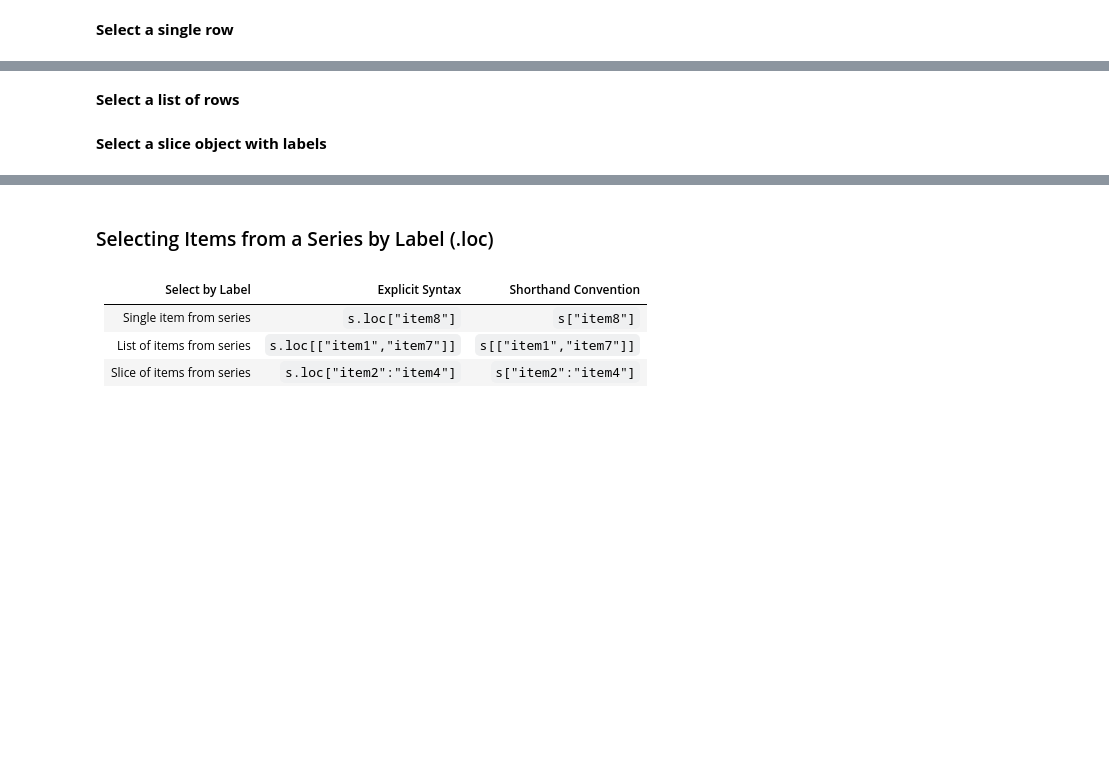
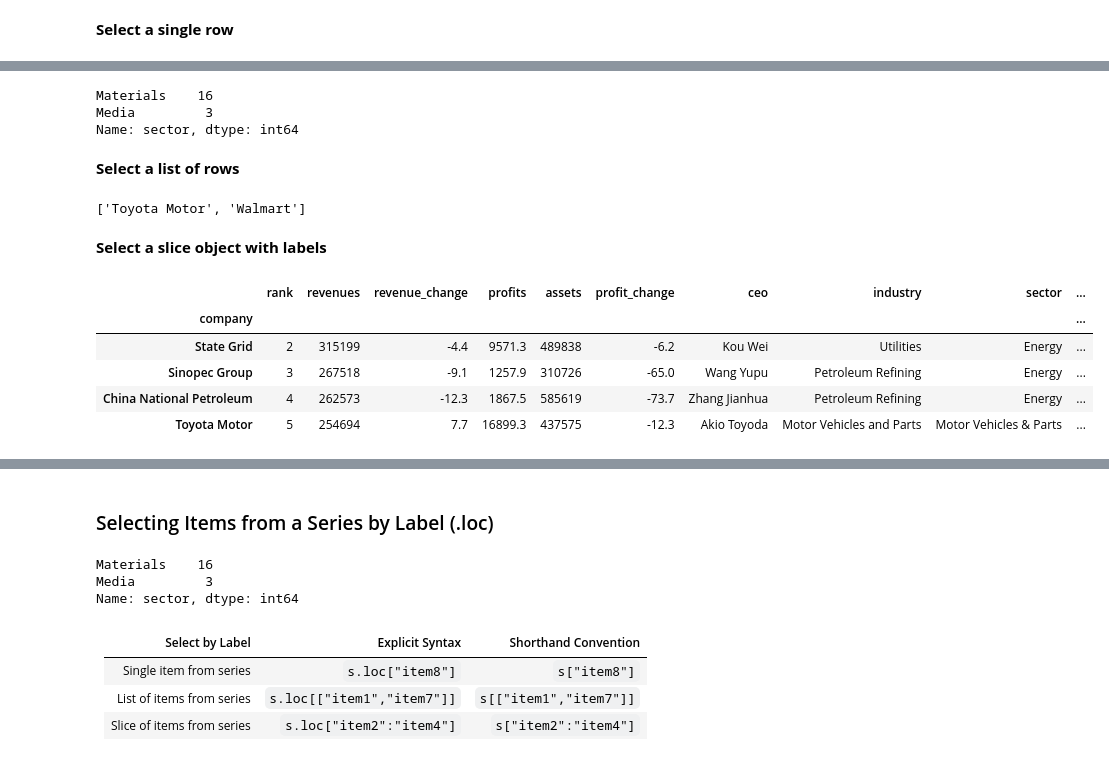
Before and after one commit to mihajlov123/python-analitika-notes, a Jupyter notebook: Del_03_Uvod_v_Pandas/03_Uvod_v_Pandas_CLEAN.ipynb, the cells around one changed output, grey strips where cells are left out. Drawn from its saved outputs; the diff is of its cells as text; code cells hidden in the pictures; blank space fills up the shorter version.

```diff
--- a/Del_03_Uvod_v_Pandas/03_Uvod_v_Pandas_CLEAN.ipynb
+++ b/Del_03_Uvod_v_Pandas/03_Uvod_v_Pandas_CLEAN.ipynb
@@ -249,11 +268,28 @@ count_sectors[["Materials", "Media"]]
+# %%
+# izbira dven novih vrstic iz df, ki smo ga ustvarili
+count_sectors[["Materials", "Media"]]
+# %% [output]
+Materials    16
+Media         3
+Name: sector, dtype: int64
 # %% [markdown]
 **Select a list of rows**
 # %%
 cols = ["Toyota Motor", "Walmart"]
+cols
+# %% [output]
+['Toyota Motor', 'Walmart']
 # %% [markdown]
 **Select a slice object with labels**
 # %%
-slice_rows_names = "State Grid":"Toyota Motor"
+f500.loc["State Grid":"Toyota Motor"]
+# %% [output]
+|  | rank | revenues | revenue_change | profits | assets | profit_change | ceo | industry | sector | ... |
+| company |  |  |  |  |  |  |  |  |  | ... |
+| State Grid | 2 | 315199 | -4.4 | 9571.3 | 489838 | -6.2 | Kou Wei | Utilities | Energy | ... |
+| Sinopec Group | 3 | 267518 | -9.1 | 1257.9 | 310726 | -65.0 | Wang Yupu | Petroleum Refining | Energy | ... |
+| China National Petroleum | 4 | 262573 | -12.3 | 1867.5 | 585619 | -73.7 | Zhang Jianhua | Petroleum Refining | Energy | ... |
+| Toyota Motor | 5 | 254694 | 7.7 | 16899.3 | 437575 | -12.3 | Akio Toyoda | Motor Vehicles and Parts | Motor Vehicles & Parts | ... |
 # %% [markdown]
 <img alt="series vs dataframe: series" src="images/df_series_s_updated.svg">
 # %% [markdown]
@@ -263,3 +302,12 @@ slice_rows_names = "State Grid":"Toyota Motor"
+# %%
+count_sectors = sectors.value_counts()
+count_sectors
+count_sectors["Materials"]
+count_sectors[["Materials", "Media"]]
+# %% [output]
+Materials    16
+Media         3
+Name: sector, dtype: int64
 # %% [markdown]
 <table>
 <thead>
```
Also changed, not shown: parts of 65 cells of this notebook, 3 other files.
